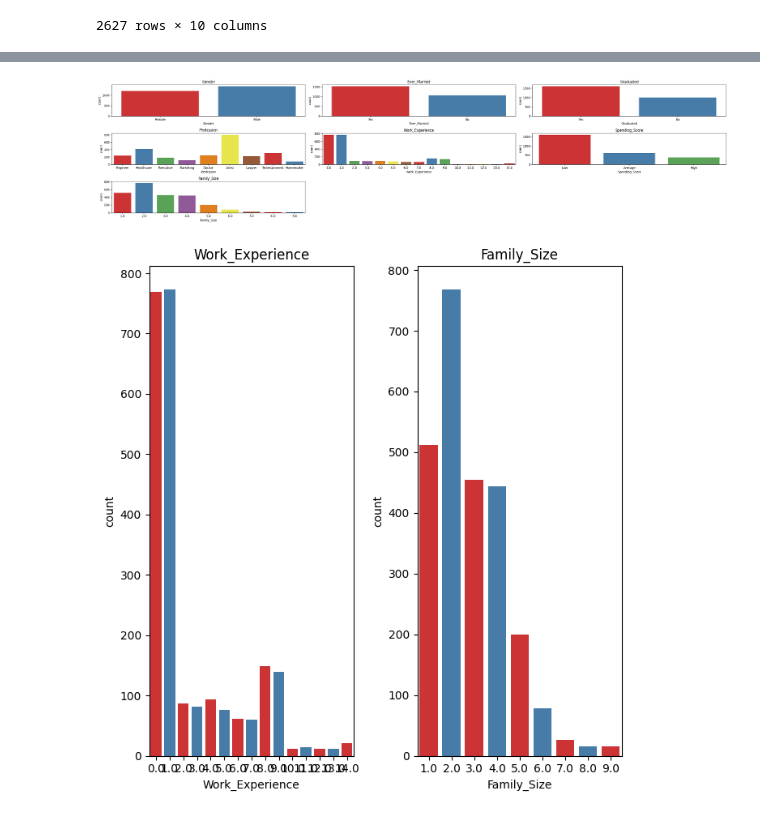
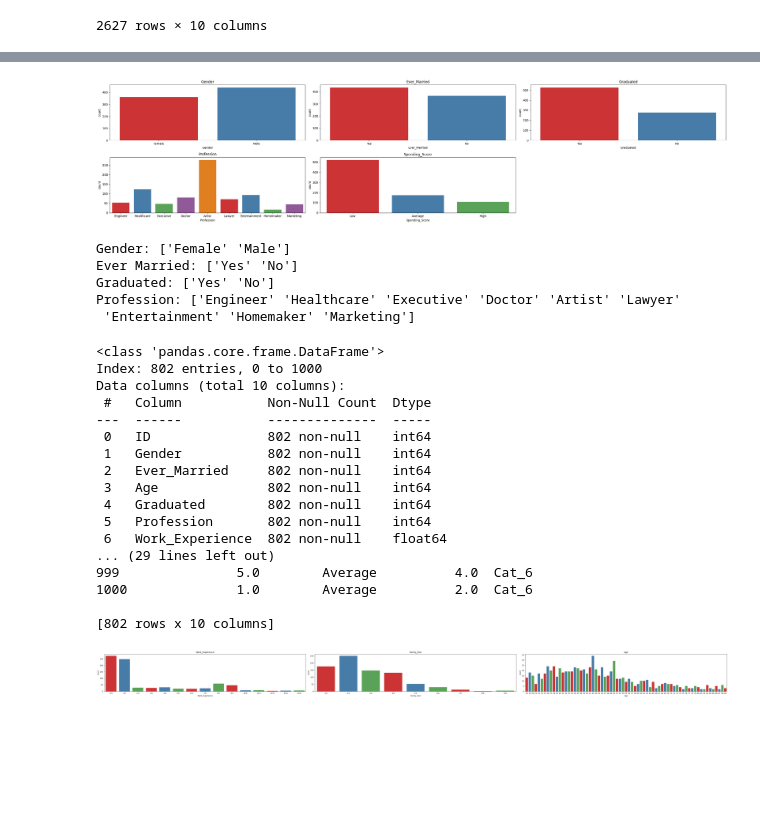
Before and after one commit to hyhnuka/P1, a Jupyter notebook: tugas01.ipynb, the cells around one changed output, grey strips where cells are left out. Saved outputs shown, nothing was run; the diff lists cells and outputs as text; code cells hidden in the pictures; blank space fills up the shorter version.

```diff
--- a/tugas01.ipynb
+++ b/tugas01.ipynb
@@ -50,0 +29,7 @@ memory usage: 205.4+ KB
+# %%
+# Hapus baris indeks 10 sampai 20
+df_new = df.drop(df.index[1001:2627])
+
+print(df_new)
+
+df_new.info()
@@ -50,0 +54,6 @@ memory usage: 205.4+ KB
+# %%
+df_clean = df_new.dropna()
+
+print(df_clean.isna().sum())  # Mengecek NaN setelah pembersihan
+
+print("Data duplicated:", df_clean.duplicated().sum())  # Mengecek duplikasi setelah pembersihan
@@ -51,7 +73,7 @@ memory usage: 205.4+ KB
 # %%
 # Kita coba visualisasi data pada kolom 'rarity', 'region', 'vision', 'weapon_type'
 
-kolom_1 = ['Gender', 'Ever_Married', 'Graduated', 'Profession', 'Work_Experience', 'Spending_Score', 'Family_Size']
+kolom_1 = ['Gender', 'Ever_Married', 'Graduated', 'Profession', 'Spending_Score']
 
 
 color_palette = sns.color_palette("Set1", len(kolom_1))
@@ -59,28 +81,70 @@ color_palette = sns.color_palette("Set1", len(kolom_1))
 plt.figure(figsize=(30, 7))
 for i, column in enumerate(kolom_1, 1):
     plt.subplot((len(kolom_1)//3)+1, 3, i)
-    sns.countplot(data=df, x=column, palette=color_palette)
+    sns.countplot(data=df_clean, x=column, palette=color_palette)
     plt.title(column)
 
 plt.tight_layout()
 plt.show()
 # %% [output]
-[figure, old version]
+[figure, new version]
+# %%
+print("Gender:", df_clean['Gender'].unique())
+print("Ever Married:", df_clean['Ever_Married'].unique())
+print("Graduated:", df_clean['Graduated'].unique())
+print("Profession:", df_clean['Profession'].unique())
+# %% [output]
+Gender: ['Female' 'Male']
+Ever Married: ['Yes' 'No']
+Graduated: ['Yes' 'No']
+Profession: ['Engineer' 'Healthcare' 'Executive' 'Doctor' 'Artist' 'Lawyer'
+ 'Entertainment' 'Homemaker' 'Marketing']
+# %%
+import pandas as pd
+from sklearn.preprocessing import LabelEncoder
+
+# Buat objek LabelEncoder
+le = LabelEncoder()
+
+cols = ['Gender', 'Ever_Married', 'Graduated', 'Profession']  # Kolom kategori
+for col in cols:
+    df_clean[col] = le.fit_transform(df_clean[col])  # Label Encoding untuk tiap kolom
+
+print(df_clean.info())  # Cek apakah encoding berhasil
+print(df_clean)  # Menampilkan seluruh baris dalam dataset
+# %% [output]
+<class 'pandas.core.frame.DataFrame'>
+Index: 802 entries, 0 to 1000
+Data columns (total 10 columns):
+ #   Column           Non-Null Count  Dtype
+---  ------           --------------  -----
+ 0   ID               802 non-null    int64
+ 1   Gender           802 non-null    int64
+ 2   Ever_Married     802 non-null    int64
+ 3   Age              802 non-null    int64
+ 4   Graduated        802 non-null    int64
+ 5   Profession       802 non-null    int64
+ 6   Work_Experience  802 non-null    float64
+... (29 lines left out)
+999               5.0        Average          4.0  Cat_6
+1000              1.0        Average          2.0  Cat_6
+
+[802 rows x 10 columns]
 # %%
 # Kita coba visualisasi data pada kolom 'rarity', 'region', 'vision', 'weapon_type'
 
-kolom_1 = ['Work_Experience', 'Family_Size']
+kolom_1 = ['Work_Experience', 'Family_Size', 'Age']
 
 
 color_palette = sns.color_palette("Set1", len(kolom_1))
 
-plt.figure(figsize=(10, 7))
+plt.figure(figsize=(50, 7))
 for i, column in enumerate(kolom_1, 1):
     plt.subplot((len(kolom_1)//3)+1, 3, i)
-    sns.countplot(data=df, x=column, palette=color_palette)
+    sns.countplot(data=df_clean, x=column, palette=color_palette)
     plt.title(column)
 
 plt.tight_layout()
 plt.show()
 # %% [output]
-[figure, old version]
+[figure, new version]
```
Also changed, not shown: parts of 4 cells of this notebook.
